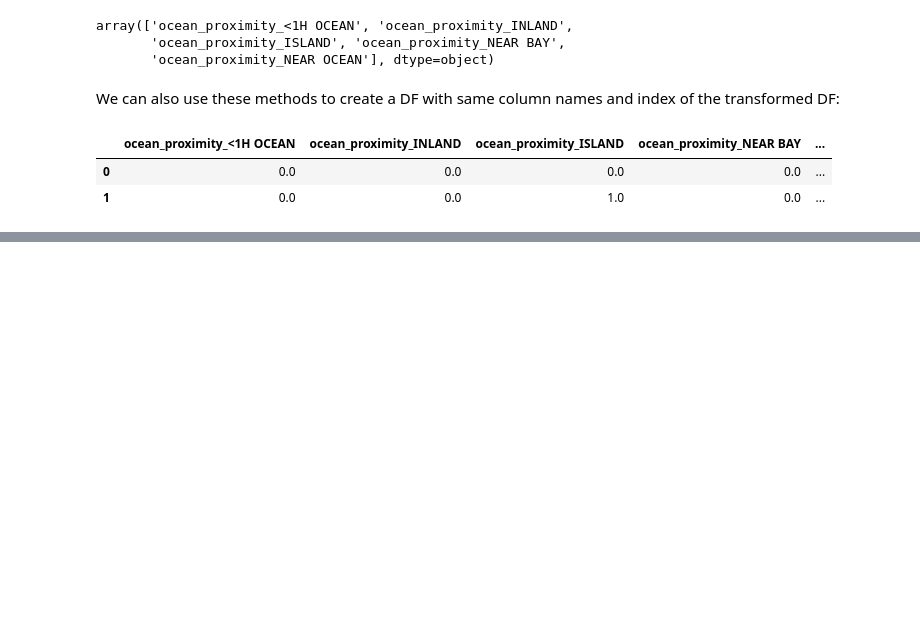
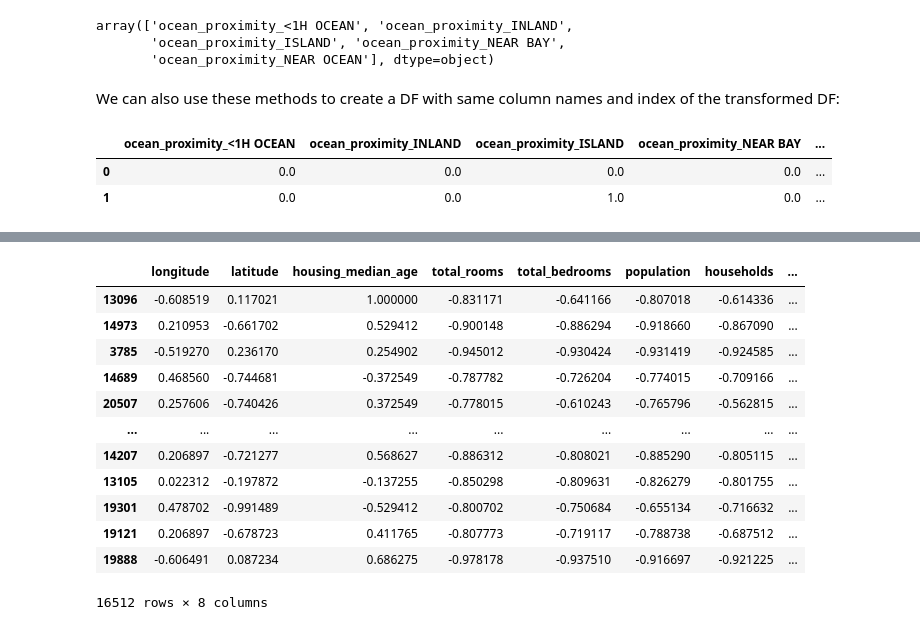
Before and after one commit to itshowrohitworks/housePricePrediction, a Jupyter notebook: notebooks/eda.ipynb, the cells around one changed output, grey strips where cells are left out. Saved outputs shown, nothing was run; the diff lists cells and outputs as text; code cells hidden in the pictures; blank space fills up the shorter version.

```diff
--- a/notebooks/eda.ipynb
+++ b/notebooks/eda.ipynb
@@ -705,0 +745,16 @@ df_output
+# %%
+housing_num_minMax
+# %% [output]
+|  | longitude | latitude | housing_median_age | total_rooms | total_bedrooms | population | households | ... |
+| 13096 | -0.608519 | 0.117021 | 1.000000 | -0.831171 | -0.641166 | -0.807018 | -0.614336 | ... |
+| 14973 | 0.210953 | -0.661702 | 0.529412 | -0.900148 | -0.886294 | -0.918660 | -0.867090 | ... |
+| 3785 | -0.519270 | 0.236170 | 0.254902 | -0.945012 | -0.930424 | -0.931419 | -0.924585 | ... |
+| 14689 | 0.468560 | -0.744681 | -0.372549 | -0.787782 | -0.726204 | -0.774015 | -0.709166 | ... |
+| 20507 | 0.257606 | -0.740426 | 0.372549 | -0.778015 | -0.610243 | -0.765796 | -0.562815 | ... |
+| ... | ... | ... | ... | ... | ... | ... | ... | ... |
+| 14207 | 0.206897 | -0.721277 | 0.568627 | -0.886312 | -0.808021 | -0.885290 | -0.805115 | ... |
+| 13105 | 0.022312 | -0.197872 | -0.137255 | -0.850298 | -0.809631 | -0.826279 | -0.801755 | ... |
+| 19301 | 0.478702 | -0.991489 | -0.529412 | -0.800702 | -0.750684 | -0.655134 | -0.716632 | ... |
+| 19121 | 0.206897 | -0.678723 | 0.411765 | -0.807773 | -0.719117 | -0.788738 | -0.687512 | ... |
+| 19888 | -0.606491 | 0.087234 | 0.686275 | -0.978178 | -0.937510 | -0.916697 | -0.921225 | ... |
+16512 rows × 8 columns
```
Also changed, not shown: parts of 32 cells of this notebook.
